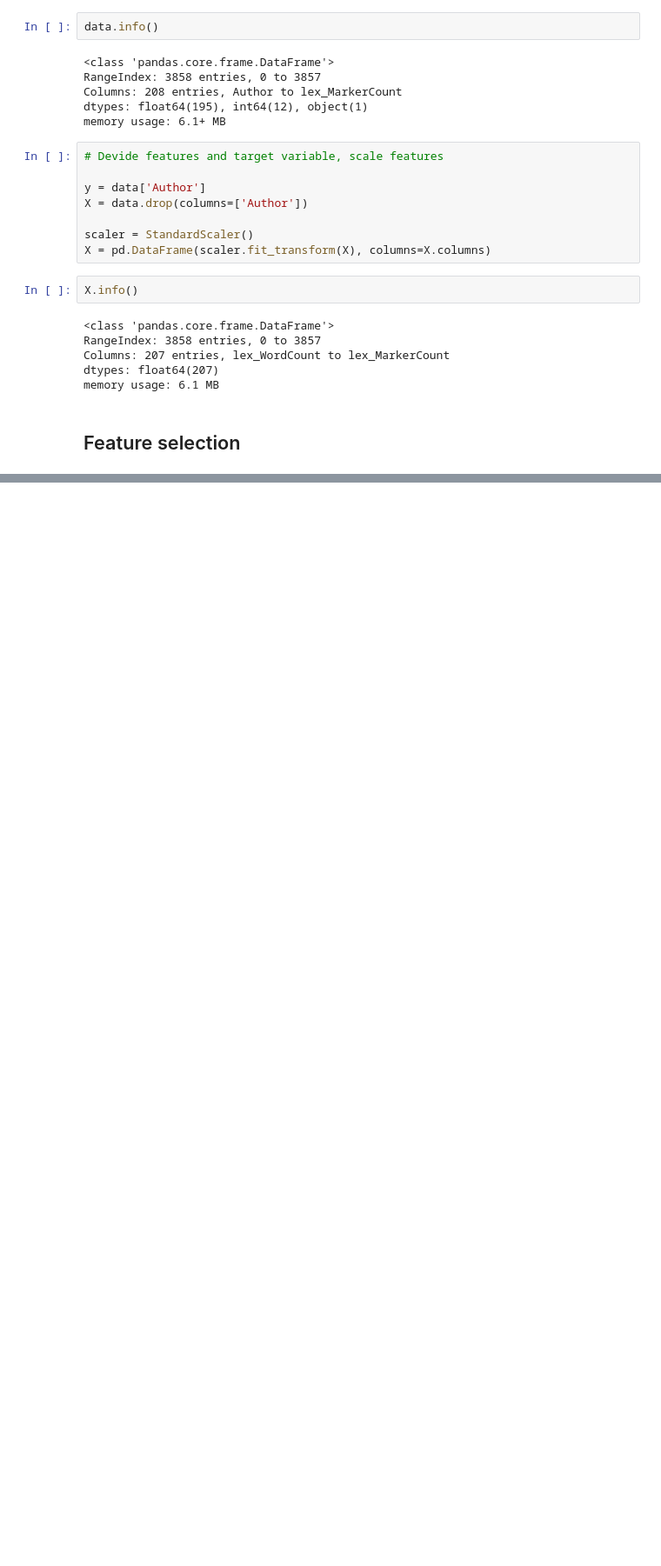
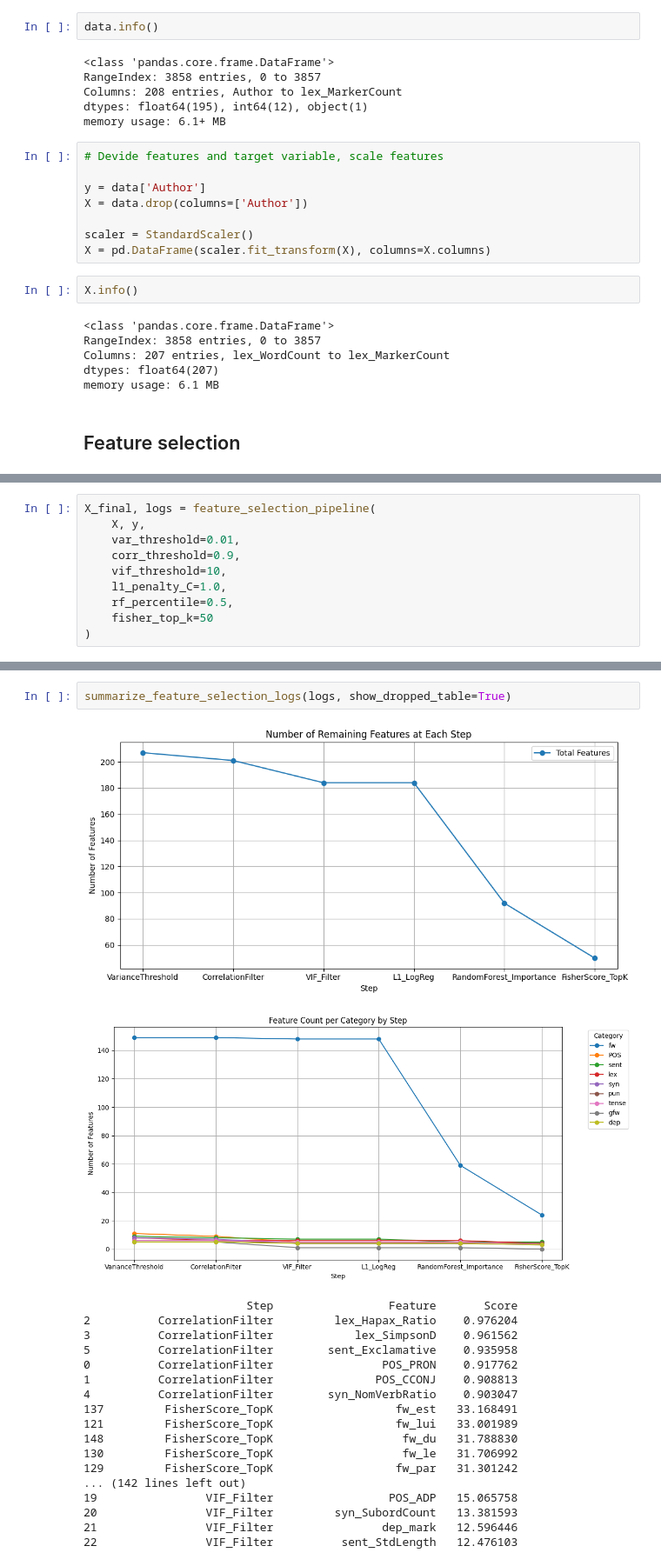
Before and after one commit to hadrienstrichard/author-style-ai-analysis, a Jupyter notebook: Notebooks/stylo_classifier.ipynb, the cells around one changed output, grey strips where cells are left out. Shown at 87% size. Cells and saved outputs as stored; diff of their text form; blank space fills up the shorter version.

```diff
--- a/Notebooks/stylo_classifier.ipynb
+++ b/Notebooks/stylo_classifier.ipynb
@@ -316,0 +357,10 @@ model = train_author_classifier(data)
+# %%
+X_final, logs = feature_selection_pipeline(
+    X, y,
+    var_threshold=0.01,
+    corr_threshold=0.9,
+    vif_threshold=10,
+    l1_penalty_C=1.0,
+    rf_percentile=0.5,
+    fisher_top_k=50
+)
@@ -316,0 +433,22 @@ model = train_author_classifier(data)
+# %%
+summarize_feature_selection_logs(logs, show_dropped_table=True)
+# %% [output]
+[figure, added]
+[figure, added]
+                        Step                 Feature       Score
+2          CorrelationFilter         lex_Hapax_Ratio    0.976204
+3          CorrelationFilter            lex_SimpsonD    0.961562
+5          CorrelationFilter        sent_Exclamative    0.935958
+0          CorrelationFilter                POS_PRON    0.917762
+1          CorrelationFilter               POS_CCONJ    0.908813
+4          CorrelationFilter        syn_NomVerbRatio    0.903047
+137         FisherScore_TopK                  fw_est   33.168491
+121         FisherScore_TopK                  fw_lui   33.001989
+148         FisherScore_TopK                   fw_du   31.788830
+130         FisherScore_TopK                   fw_le   31.706992
+129         FisherScore_TopK                  fw_par   31.301242
+... (142 lines left out)
+19                VIF_Filter                 POS_ADP   15.065758
+20                VIF_Filter         syn_SubordCount   13.381593
+21                VIF_Filter                dep_mark   12.596446
+22                VIF_Filter          sent_StdLength   12.476103
```
Also changed, not shown: parts of 29 cells of this notebook, 4 other files.
